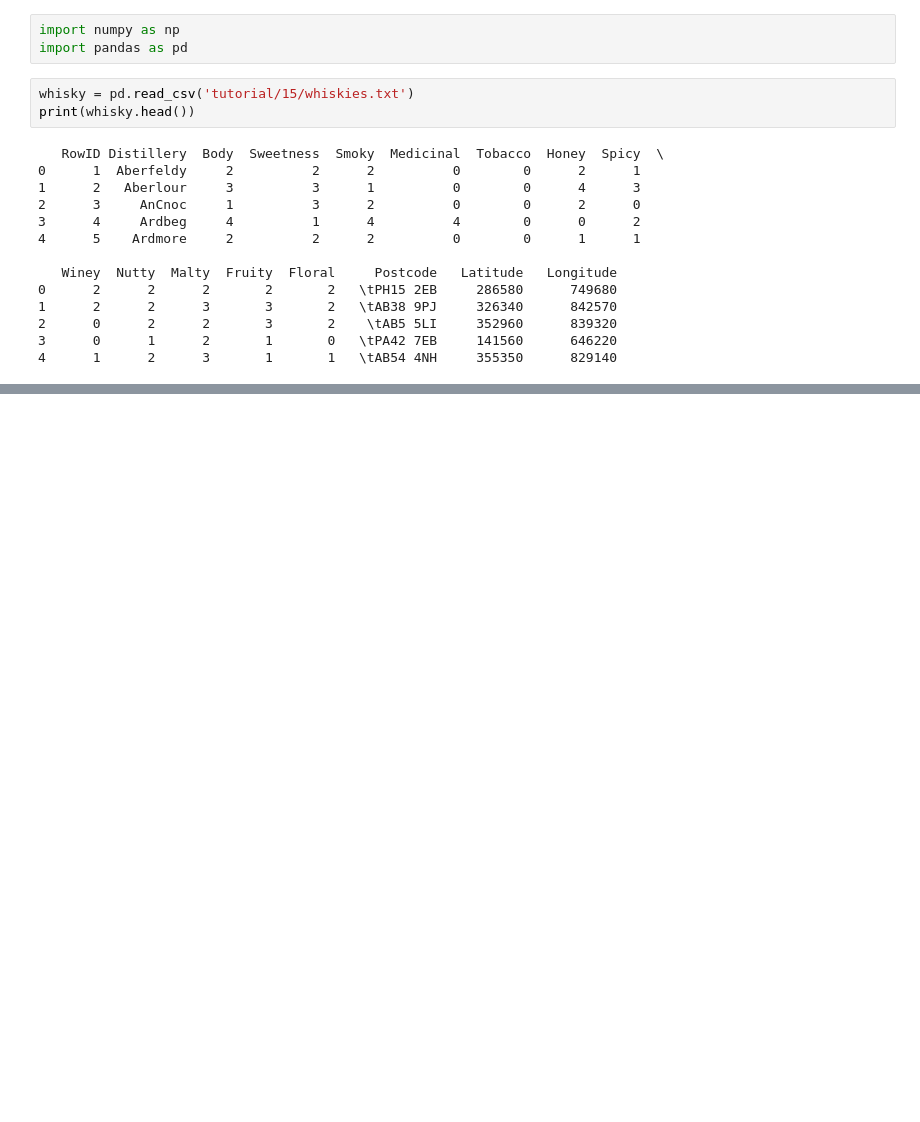
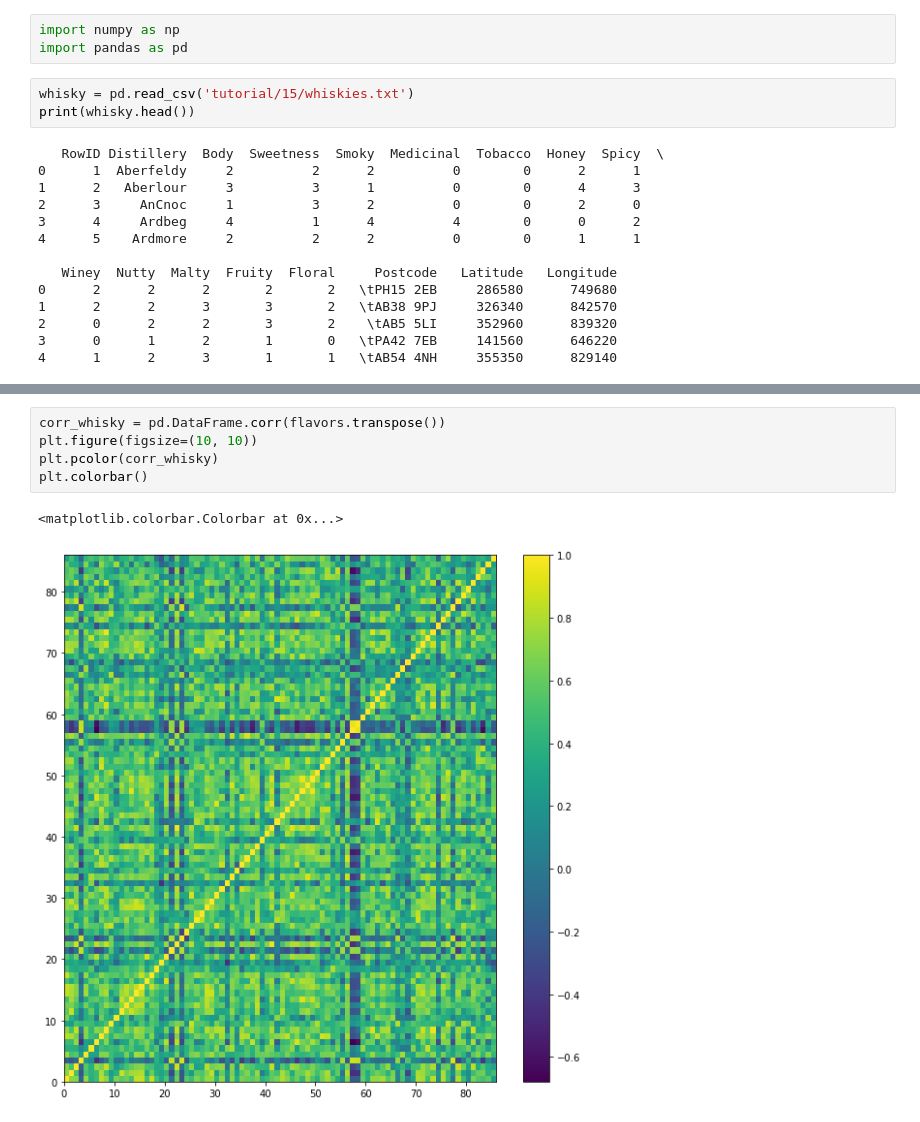
Before and after one commit to swleexz/TIL, a Jupyter notebook: 01_bigdata_ai_via_python/08_machine_learning.ipynb, the cells around one changed output, grey strips where cells are left out. Drawn from its saved outputs; the diff is of its cells as text; blank space fills up the shorter version.

```diff
--- a/01_bigdata_ai_via_python/08_machine_learning.ipynb
+++ b/01_bigdata_ai_via_python/08_machine_learning.ipynb
@@ -815,0 +941,8 @@ print(whisky.head())
+# %%
+corr_whisky = pd.DataFrame.corr(flavors.transpose())
+plt.figure(figsize=(10, 10))
+plt.pcolor(corr_whisky)
+plt.colorbar()
+# %% [output]
+<matplotlib.colorbar.Colorbar at 0x...>
+[figure, added]
```
Also changed, not shown: parts of 34 cells of this notebook, 3 other files.
